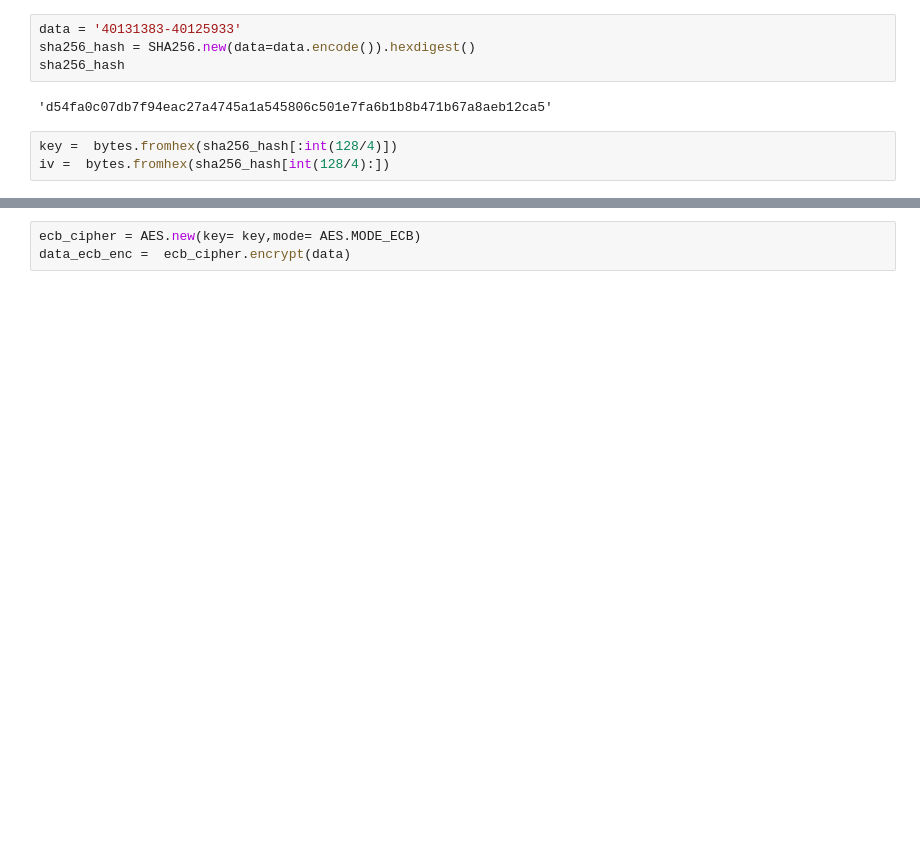
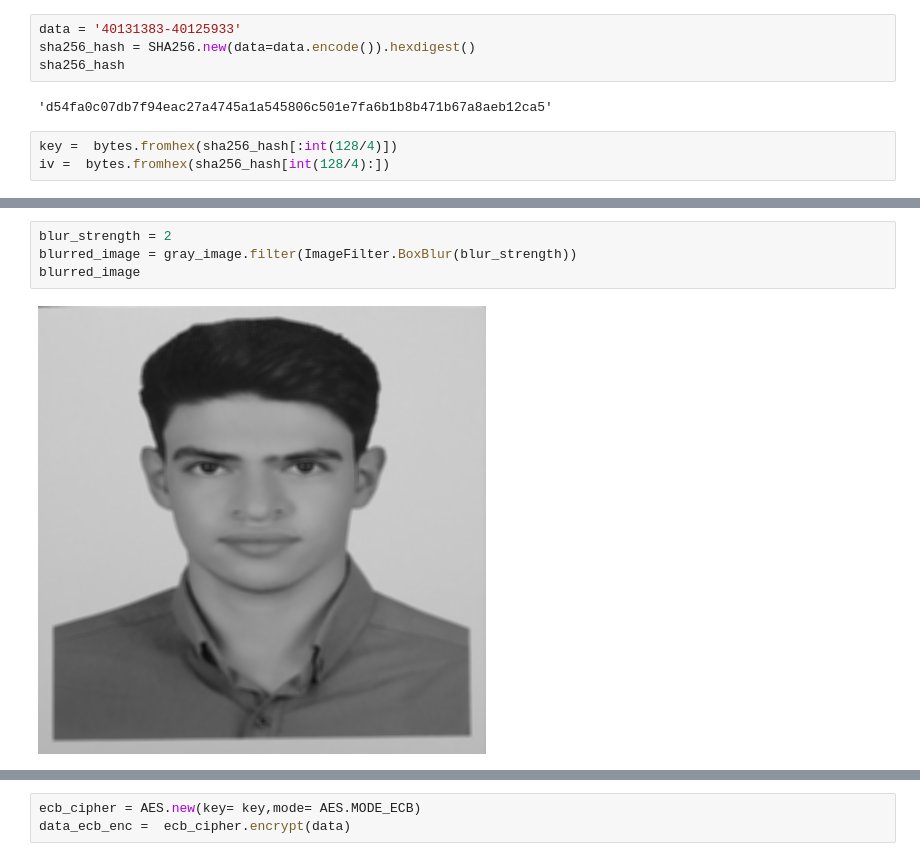
Before and after one commit to xmojtabw/Semester-6, a Jupyter notebook: CS/HW/1/practical/answers/Q4/4.ipynb, the cells around one changed output, grey strips where cells are left out. Drawn from its saved outputs; the diff is of its cells as text; blank space fills up the shorter version.

```diff
--- a/CS/HW/1/practical/answers/Q4/4.ipynb
+++ b/CS/HW/1/practical/answers/Q4/4.ipynb
@@ -25,0 +26,6 @@ img
+# %%
+blur_strength = 2
+blurred_image = gray_image.filter(ImageFilter.BoxBlur(blur_strength))
+blurred_image
+# %% [output]
+[figure, added]
```
Also changed, not shown: parts of 9 cells of this notebook, 34 other files.
